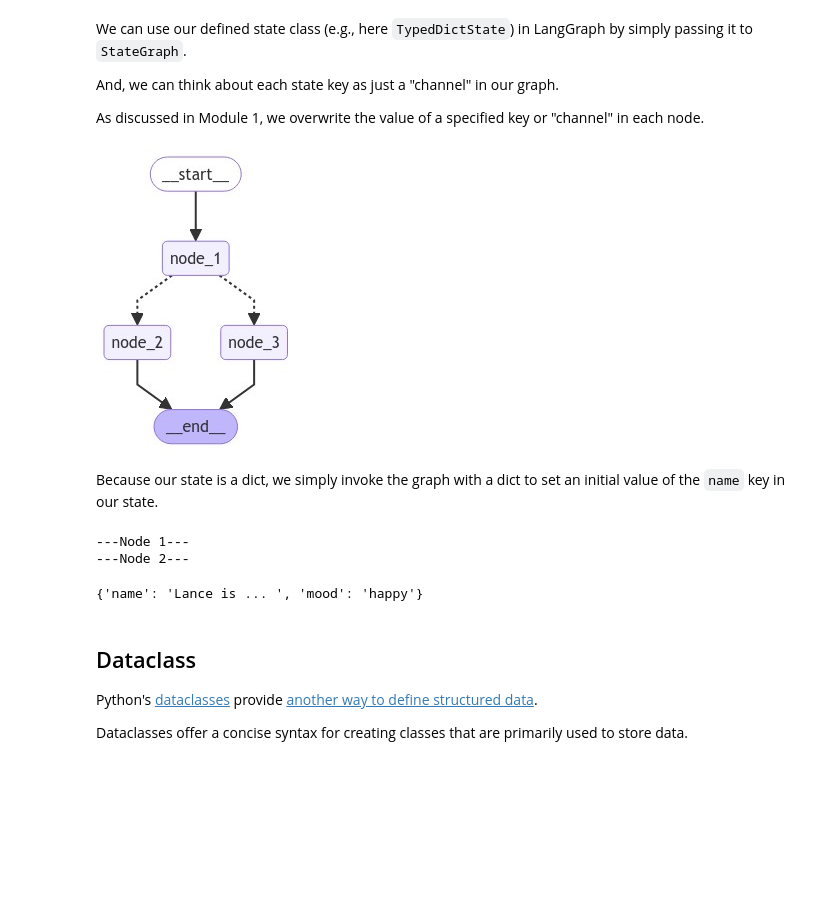
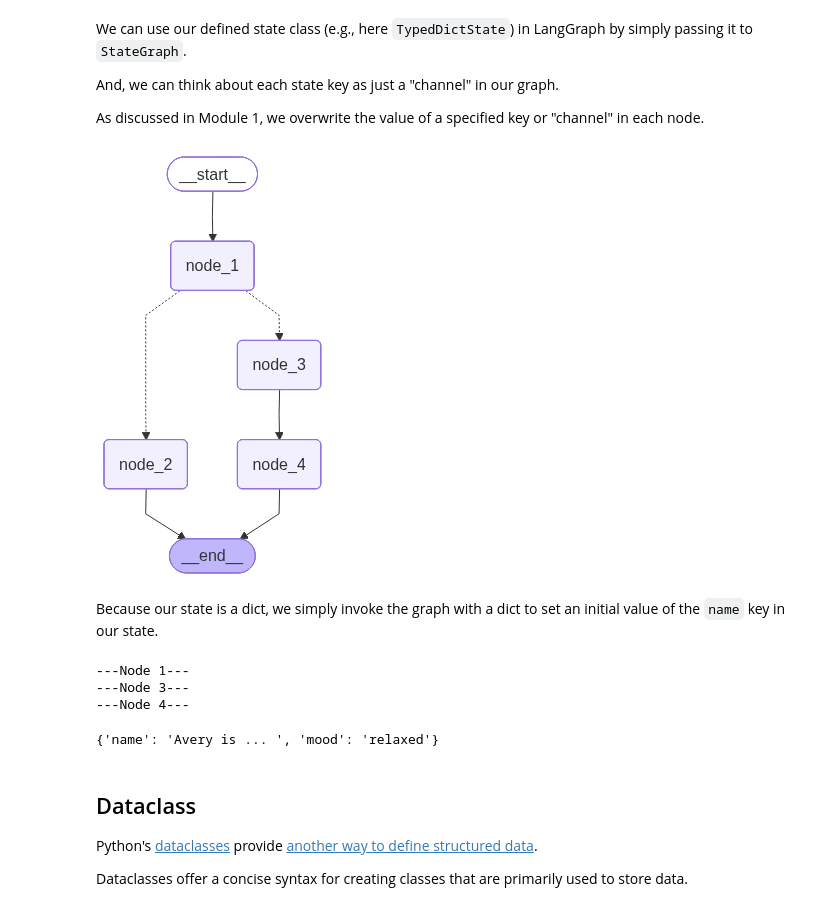
Before and after one commit to langchain-ai/langchain-academy, a Jupyter notebook: module-2/state-schema.ipynb, the cells around one changed output. Drawn from its saved outputs; the diff is of its cells as text; code cells hidden in the pictures; blank space fills up the shorter version.

```diff
--- a/module-2/state-schema.ipynb
+++ b/module-2/state-schema.ipynb
@@ -59,7 +59,7 @@ from typing import Literal
 
 class TypedDictState(TypedDict):
     name: str
-    mood: Literal["happy","sad"]
+    mood: Literal["happy","sad", "relaxed]
 # %% [markdown]
 We can use our defined state class (e.g., here `TypedDictState`) in LangGraph by simply passing it to `StateGraph`.
 
@@ -83,44 +83,51 @@ def node_3(state):
     print("---Node 3---")
     return {"mood": "sad"}
 
+def node_4(state):
+    print("---Node 4---")
+    return {"mood": "relaxed"}
+
 def decide_mood(state) -> Literal["node_2", "node_3"]:
 
     # Here, let's just do a 50 / 50 split between nodes 2, 3
     if random.random() < 0.5:
 
         # 50% of the time, we return Node 2
         return "node_2"
 
     # 50% of the time, we return Node 3
     return "node_3"
 
 # Build graph
 builder = StateGraph(TypedDictState)
 builder.add_node("node_1", node_1)
 builder.add_node("node_2", node_2)
 builder.add_node("node_3", node_3)
+builder.add_node("node_4", node_4)
 
 # Logic
 builder.add_edge(START, "node_1")
 builder.add_conditional_edges("node_1", decide_mood)
 builder.add_edge("node_2", END)
-builder.add_edge("node_3", END)
+builder.add_edge("node_3", "node_4")
+builder.add_edge("node_4", END)
 
 # Add
 graph = builder.compile()
 
 # View
 display(Image(graph.get_graph().draw_mermaid_png()))
 # %% [output]
-[figure, old version]
+[figure, new version]
 # %% [markdown]
 Because our state is a dict, we simply invoke the graph with a dict to set an initial value of the `name` key in our state.
 # %%
-graph.invoke({"name":"Lance"})
+graph.invoke({"name":"Avery"})
 # %% [output]
 ---Node 1---
----Node 2---
+---Node 3---
+---Node 4---
-{'name': 'Lance is ... ', 'mood': 'happy'}
+{'name': 'Avery is ... ', 'mood': 'relaxed'}
 # %% [markdown]
 ## Dataclass
 
```
Also changed, not shown: parts of 5 cells of this notebook, 1 other file.
